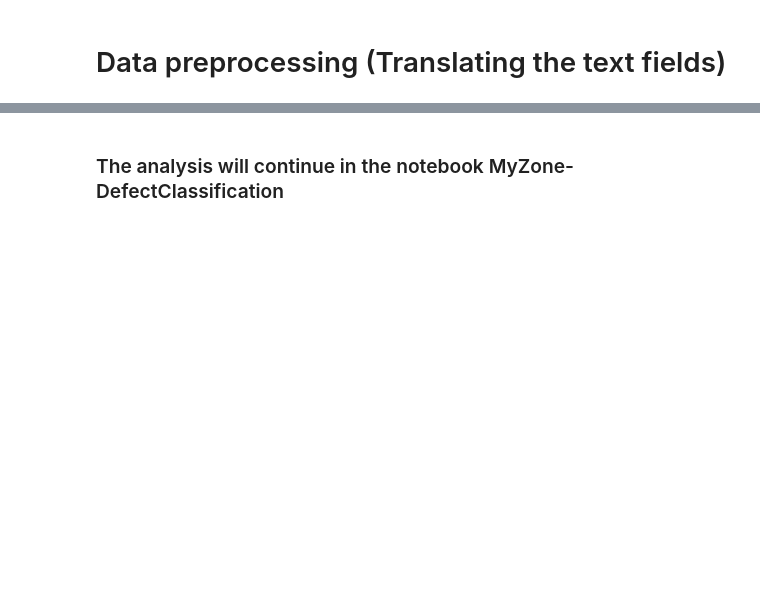
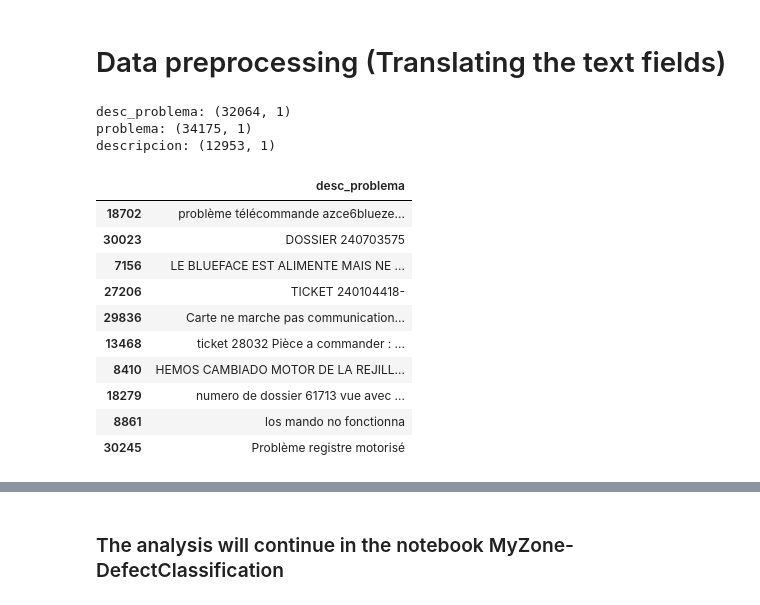
Before and after one commit to voliveira-airzonecontrol/myzone, a Jupyter notebook: EDA/MyZone-Translation.ipynb, the cells around one changed output, grey strips where cells are left out. Saved outputs shown, nothing was run; the diff lists cells and outputs as text; code cells hidden in the pictures; blank space fills up the shorter version.

```diff
--- a/EDA/MyZone-Translation.ipynb
+++ b/EDA/MyZone-Translation.ipynb
@@ -212,6 +253,27 @@ for field in fields_to_translate:
     text_to_translate[field] = pd.DataFrame(
         clean_dataset[field].unique(), columns=[field]
     )
+# %%
+for key, values in text_to_translate.items():
+    print(f"{key}: {values.shape}")
+# %% [output]
+desc_problema: (32064, 1)
+problema: (34175, 1)
+descripcion: (12953, 1)
+# %%
+text_to_translate["desc_problema"].sample(10)
+# %% [output]
+|  | desc_problema |
+| 18702 | problème télécommande azce6blueze... |
+| 30023 | DOSSIER 240703575 |
+| 7156 | LE BLUEFACE EST ALIMENTE MAIS NE ... |
+| 27206 | TICKET 240104418- |
+| 29836 | Carte ne marche pas communication... |
+| 13468 | ticket 28032 Pièce a commander : ... |
+| 8410 | HEMOS CAMBIADO MOTOR DE LA REJILL... |
+| 18279 | numero de dossier 61713 vue avec ... |
+| 8861 | los mando no fonctionna |
+| 30245 | Problème registre motorisé |
 # %%
 # Detect language of the texts
 def detect_language(text):
```
Also changed, not shown: parts of 7 cells of this notebook, 26 other files.
